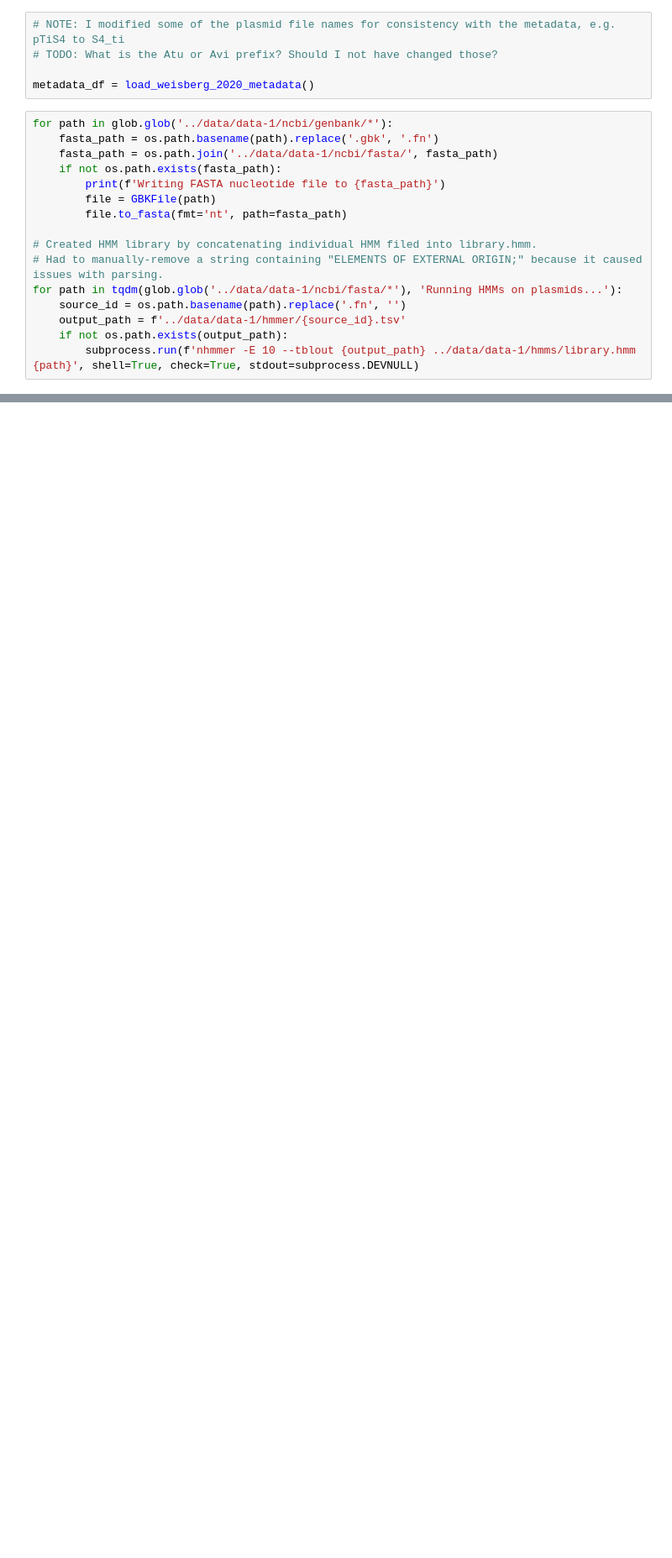
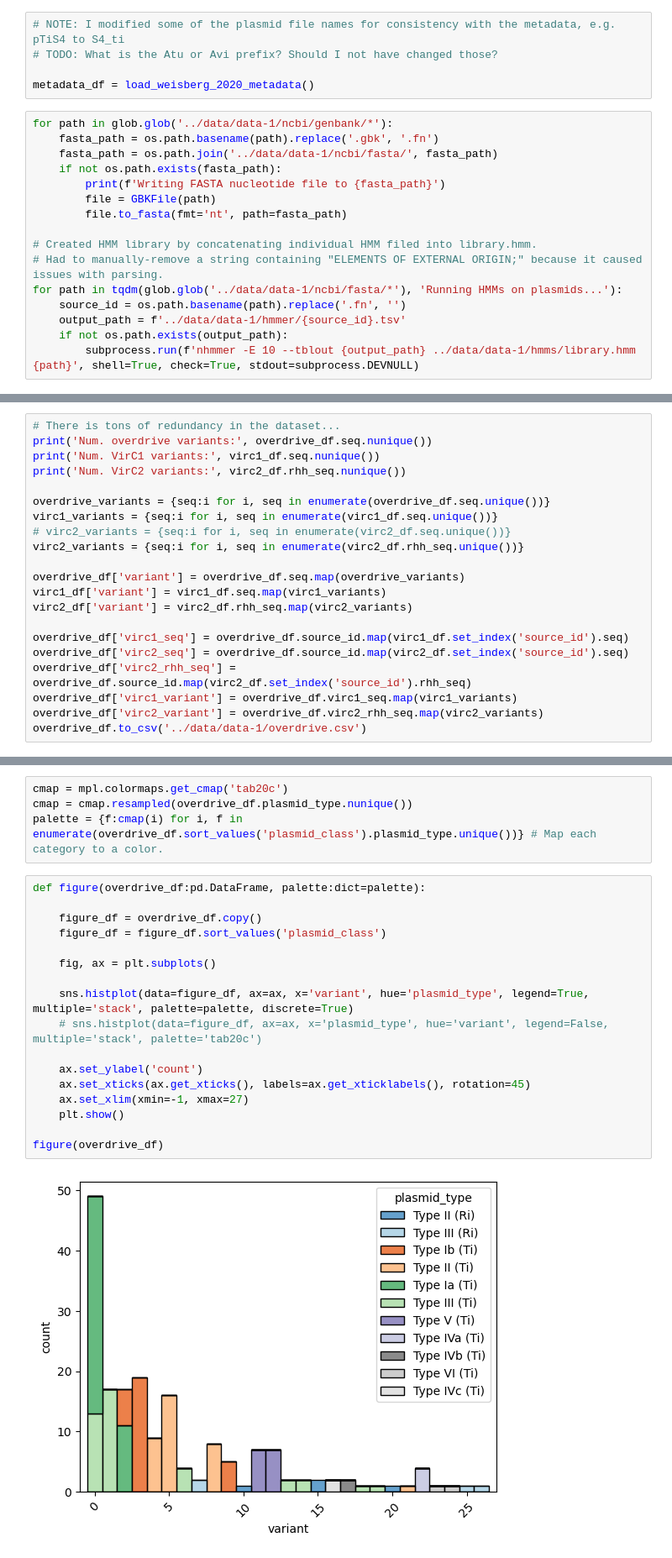
Before and after one commit to pipparichter/overdrive, a Jupyter notebook: notebooks/sandbox-1.1.ipynb, the cells around one changed output, grey strips where cells are left out. Shown at 84% size. Drawn from its saved outputs; the diff is of its cells as text; blank space fills up the shorter version.

```diff
--- a/notebooks/sandbox-1.1.ipynb
+++ b/notebooks/sandbox-1.1.ipynb
@@ -204,0 +199,21 @@ Num. alignments both starting at position 1: 3235
+# %%
+# There is tons of redundancy in the dataset...
+print('Num. overdrive variants:', overdrive_df.seq.nunique())
+print('Num. VirC1 variants:', virc1_df.seq.nunique())
+print('Num. VirC2 variants:', virc2_df.rhh_seq.nunique())
+
+overdrive_variants = {seq:i for i, seq in enumerate(overdrive_df.seq.unique())}
+virc1_variants = {seq:i for i, seq in enumerate(virc1_df.seq.unique())}
+# virc2_variants = {seq:i for i, seq in enumerate(virc2_df.seq.unique())}
+virc2_variants = {seq:i for i, seq in enumerate(virc2_df.rhh_seq.unique())}
+
+overdrive_df['variant'] = overdrive_df.seq.map(overdrive_variants)
+virc1_df['variant'] = virc1_df.seq.map(virc1_variants)
+virc2_df['variant'] = virc2_df.rhh_seq.map(virc2_variants)
+
+overdrive_df['virc1_seq'] = overdrive_df.source_id.map(virc1_df.set_index('source_id').seq)
+overdrive_df['virc2_seq'] = overdrive_df.source_id.map(virc2_df.set_index('source_id').seq)
+overdrive_df['virc2_rhh_seq'] = overdrive_df.source_id.map(virc2_df.set_index('source_id').rhh_seq)
+overdrive_df['virc1_variant'] = overdrive_df.virc1_seq.map(virc1_variants)
+overdrive_df['virc2_variant'] = overdrive_df.virc2_rhh_seq.map(virc2_variants)
+overdrive_df.to_csv('../data/data-1/overdrive.csv')
@@ -204,0 +234,23 @@ Num. alignments both starting at position 1: 3235
+# %%
+cmap = mpl.colormaps.get_cmap('tab20c')
+cmap = cmap.resampled(overdrive_df.plasmid_type.nunique())
+palette = {f:cmap(i) for i, f in enumerate(overdrive_df.sort_values('plasmid_class').plasmid_type.unique())} # Map each category to a color.
+# %%
+def figure(overdrive_df:pd.DataFrame, palette:dict=palette):
+
+    figure_df = overdrive_df.copy()
+    figure_df = figure_df.sort_values('plasmid_class')
+
+    fig, ax = plt.subplots()
+
+    sns.histplot(data=figure_df, ax=ax, x='variant', hue='plasmid_type', legend=True, multiple='stack', palette=palette, discrete=True)
+    # sns.histplot(data=figure_df, ax=ax, x='plasmid_type', hue='variant', legend=False, multiple='stack', palette='tab20c')
+
+    ax.set_ylabel('count')
+    ax.set_xticks(ax.get_xticks(), labels=ax.get_xticklabels(), rotation=45)
+    ax.set_xlim(xmin=-1, xmax=27)
+    plt.show()
+
+figure(overdrive_df)
+# %% [output]
+[figure, added]
```
Also changed, not shown: parts of 18 cells of this notebook, 9 other files.
